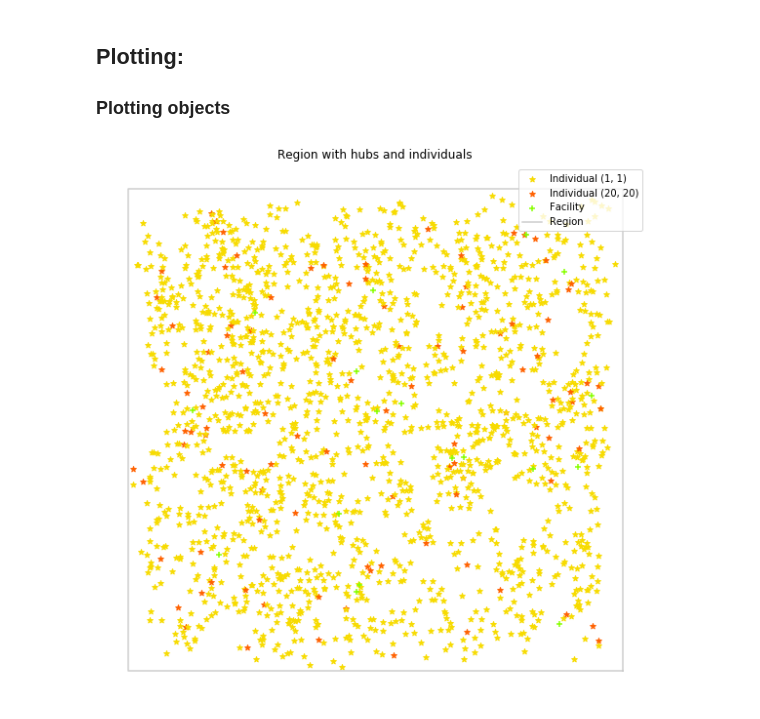
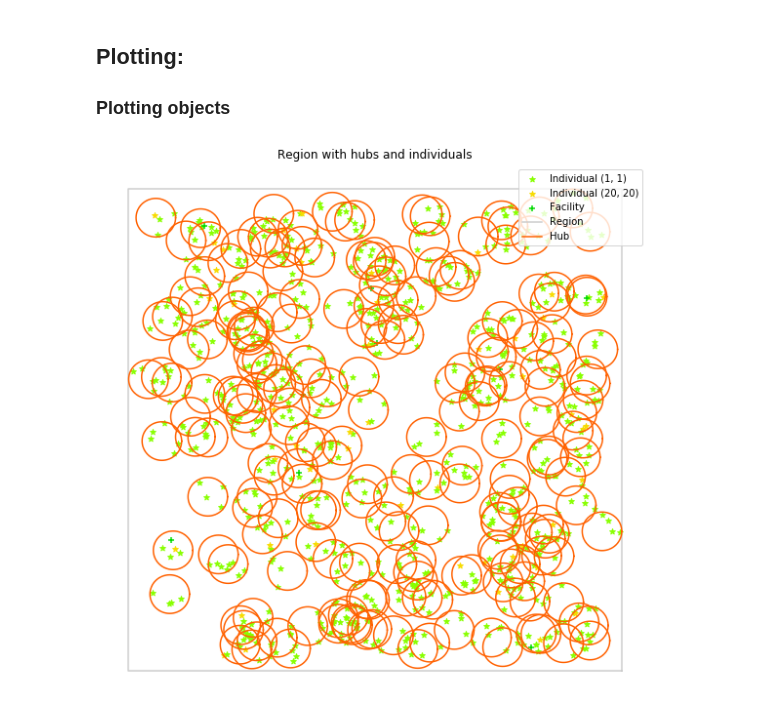
Before and after one commit to zsiegel92/populationModel, a Jupyter notebook: fairAssignment.ipynb, the cells around one changed output. Saved outputs shown, nothing was run; the diff lists cells and outputs as text; code cells hidden in the pictures.

```diff
--- a/fairAssignment.ipynb
+++ b/fairAssignment.ipynb
@@ -23,7 +23,7 @@ theta_p_type1_value = 1
 theta_u_type2_value = 20
 theta_p_type2_value = 20
 
-density = 1/5000
+density = 1/10000
 sizeRegion = 3000
 sizeHub = sizeRegion/25
 # nPop = 10000
@@ -61,41 +61,38 @@ def plotAllObjects():
 	## Plot Hubs
 	labelHub="Hub"
 	colorHub = colors.pop()
-	# for hub in r.hubs:
-	# 	plt.plot(*hub.xy,color=colorHub,label=labelHub)
-		# hub.geom.plotSelf(color = colorHub,label=labelHub)
-	# plt.plot(*r.getHubCoordinates(), color=colors.pop(),label=labelHub)
+	plt.plot(*r.getHubCoordinates(), color=colors.pop(),label=labelHub)
 	## Plot Individuals
 	labelIndividuals = "Individual"
 	def plotIndividuals():
 		# plt.scatter(*pop.getIndividualCoordinates(),marker="*",c="blue",label="Individual")
 		weights = pop.getIndividualParameterSums()
 		color_weight_map = {weight : colors.pop() for weight in set(weights)}
 		individual_colors = [color_weight_map[weight] for weight in weights]
 		individual_labels = [f"{labelIndividuals} {individual.parameters}" for individual in r.individuals]
 		for i,individual in enumerate(r.individuals):
 			plt.scatter(*individual.location.xy,marker = "*",c=[individual_colors[i]],label=individual_labels[i])
 
 	plotIndividuals()
 
 	## Plot Facilities
 	labelFacility = "Facility"
 	plt.scatter(*r.getFacilityLocations(),marker="+",c=[colors.pop()],label=labelFacility)
 
 	## Create Legend
 	legend_dict = {artist.properties().get('label') : artist for artist in ax.collections.copy() + ax.lines.copy()}
 	plt.legend(legend_dict.values(),legend_dict.keys(),loc="upper right")
 	# removeByLabel("Hub",ax)
 	plt.show(block=False)
 	# plt.close(fig)
 	return fig,ax
 
 
 ## Uncomment to view population.
 ## Comment if taking too long.
 fig,ax = plotAllObjects()
 # %% [output]
-[figure, old version]
+[figure, new version]
 # %%
 ### Get distances
 def get_distances_to_facilities(individuals):
```
Also changed, not shown: parts of 3 cells of this notebook, 1 other file.
